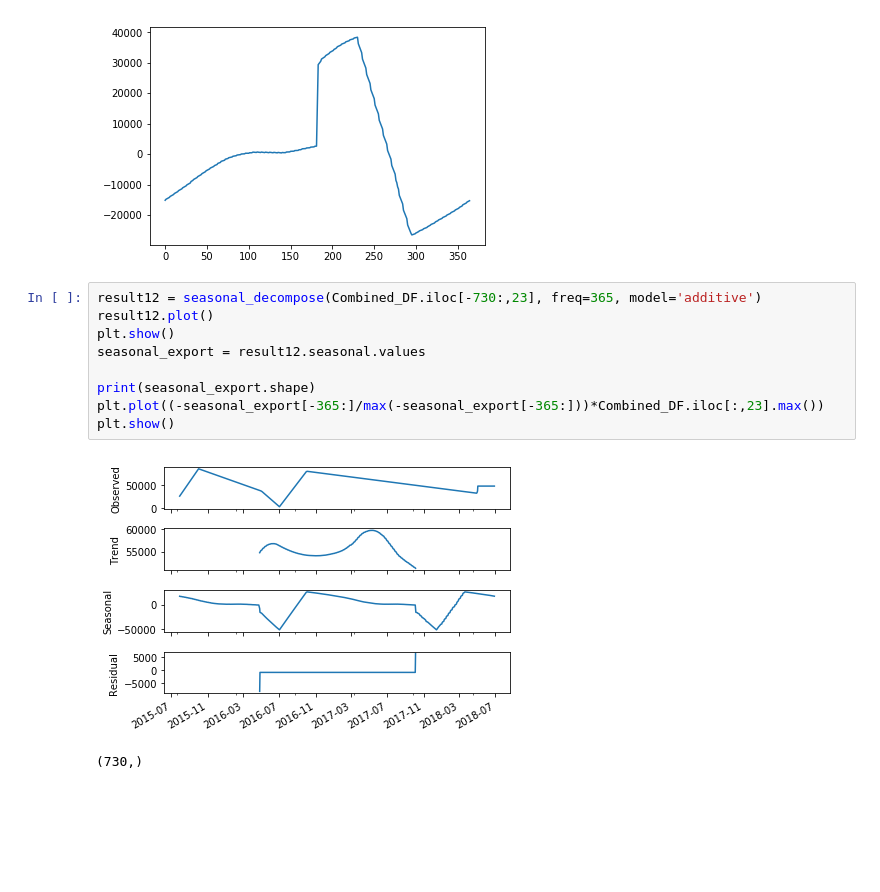
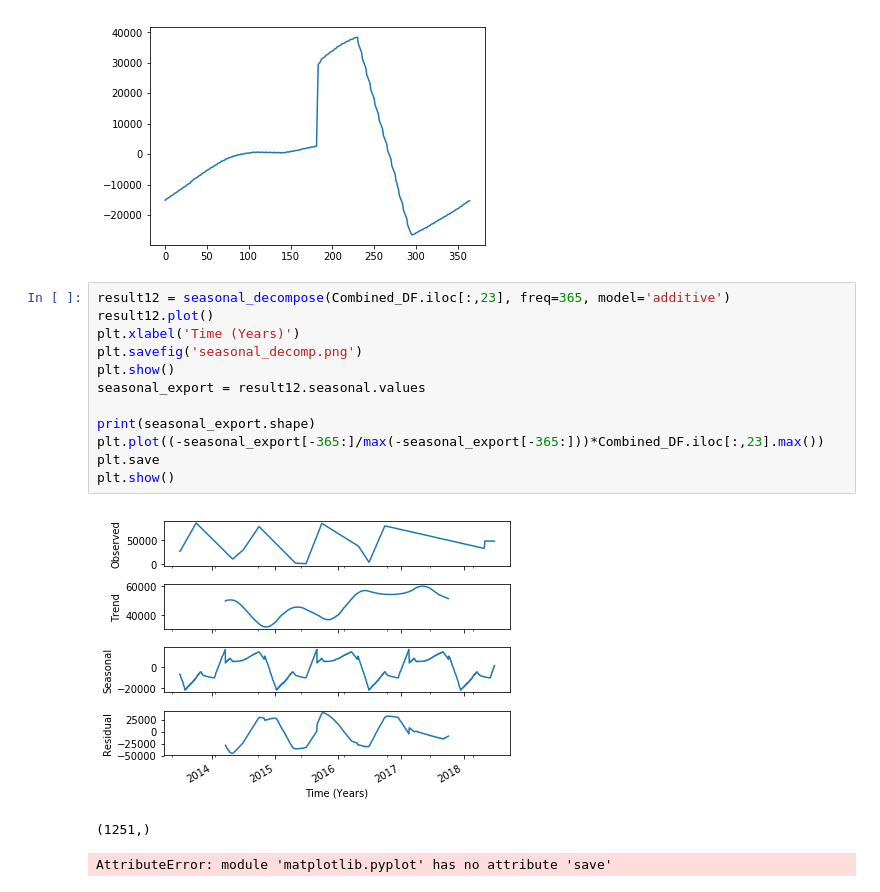
Before and after one commit to jgroth1/Project_1_Coffee_Price_Predictors, a Jupyter notebook: Analysis/Regression_Analysis.ipynb, the cells around one changed output. Cells and saved outputs as stored; diff of their text form; blank space fills up the shorter version.

```diff
--- a/Analysis/Regression_Analysis.ipynb
+++ b/Analysis/Regression_Analysis.ipynb
@@ -1087,14 +1096,18 @@ plt.show()
 (730,)
 [figure]
 # %%
-result12 = seasonal_decompose(Combined_DF.iloc[-730:,23], freq=365, model='additive')
+result12 = seasonal_decompose(Combined_DF.iloc[:,23], freq=365, model='additive')
 result12.plot()
+plt.xlabel('Time (Years)')
+plt.savefig('seasonal_decomp.png')
 plt.show()
 seasonal_export = result12.seasonal.values
 
 print(seasonal_export.shape)
 plt.plot((-seasonal_export[-365:]/max(-seasonal_export[-365:]))*Combined_DF.iloc[:,23].max())
+plt.save
 plt.show()
 # %% [output]
-[figure, old version]
+[figure, new version]
-(730,)
+(1251,)
+AttributeError: module 'matplotlib.pyplot' has no attribute 'save'
```
Also changed, not shown: parts of 21 cells of this notebook, 13 other files.
